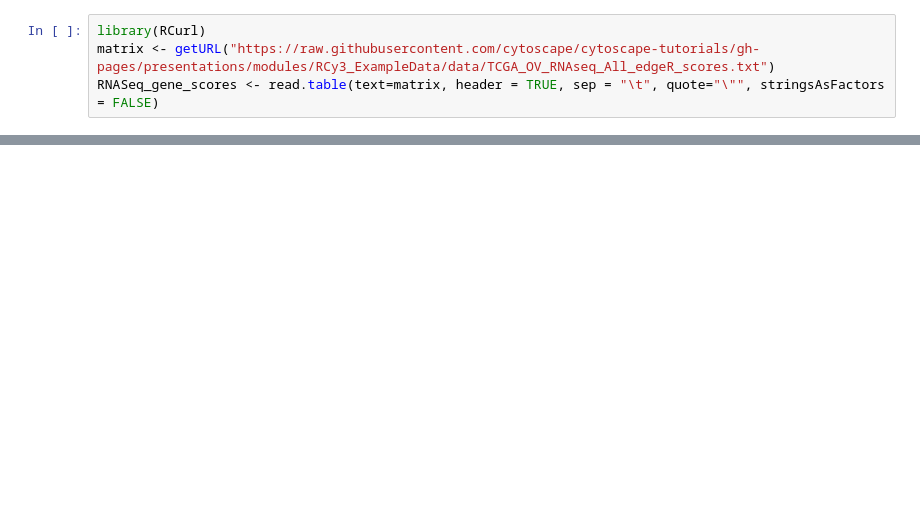
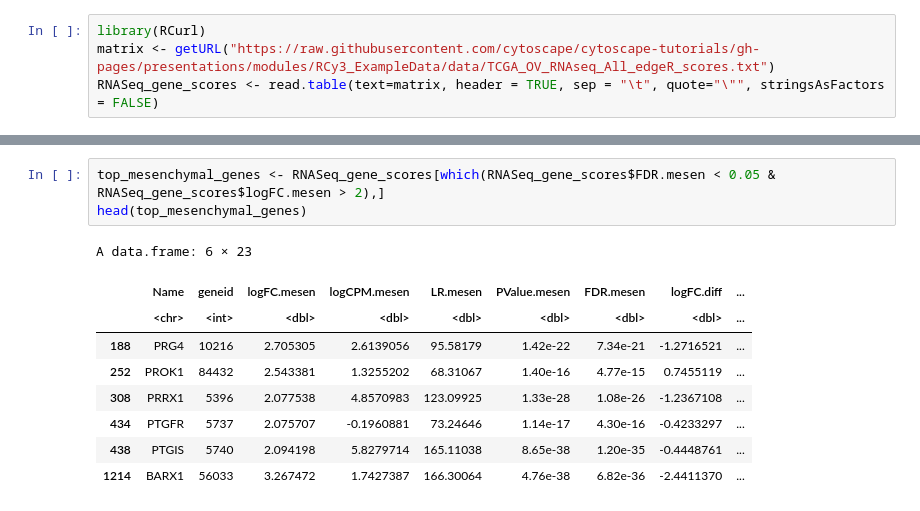
Before and after one commit to kozo2/cyautoworkshop, a Jupyter notebook: workshop_ja.ipynb, the cells around one changed output, grey strips where cells are left out. Drawn from its saved outputs; the diff is of its cells as text; blank space fills up the shorter version.

```diff
--- a/workshop_ja.ipynb
+++ b/workshop_ja.ipynb
@@ -168,0 +220,13 @@ RNASeq_gene_scores
+# %%
+top_mesenchymal_genes <- RNASeq_gene_scores[which(RNASeq_gene_scores$FDR.mesen < 0.05 & RNASeq_gene_scores$logFC.mesen > 2),]
+head(top_mesenchymal_genes)
+# %% [output]
+A data.frame: 6 × 23
+|  | Name | geneid | logFC.mesen | logCPM.mesen | LR.mesen | PValue.mesen | FDR.mesen | logFC.diff | ... |
+|  | <chr> | <int> | <dbl> | <dbl> | <dbl> | <dbl> | <dbl> | <dbl> | ... |
+| 188 | PRG4 | 10216 | 2.705305 | 2.6139056 | 95.58179 | 1.42e-22 | 7.34e-21 | -1.2716521 | ... |
+| 252 | PROK1 | 84432 | 2.543381 | 1.3255202 | 68.31067 | 1.40e-16 | 4.77e-15 | 0.7455119 | ... |
+| 308 | PRRX1 | 5396 | 2.077538 | 4.8570983 | 123.09925 | 1.33e-28 | 1.08e-26 | -1.2367108 | ... |
+| 434 | PTGFR | 5737 | 2.075707 | -0.1960881 | 73.24646 | 1.14e-17 | 4.30e-16 | -0.4233297 | ... |
+| 438 | PTGIS | 5740 | 2.094198 | 5.8279714 | 165.11038 | 8.65e-38 | 1.20e-35 | -0.4448761 | ... |
+| 1214 | BARX1 | 56033 | 3.267472 | 1.7427387 | 166.30064 | 4.76e-38 | 6.82e-36 | -2.4411370 | ... |
```
Also changed, not shown: parts of 34 cells of this notebook.
